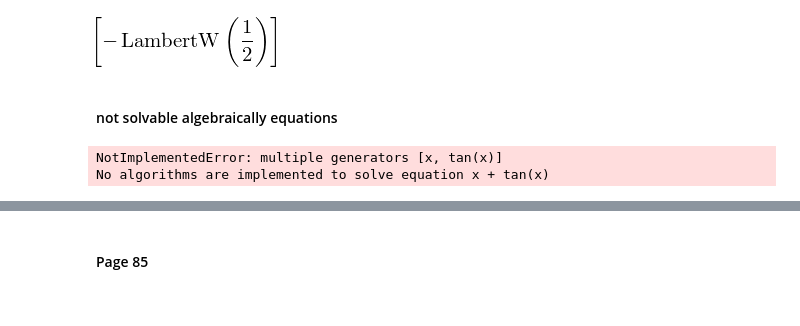
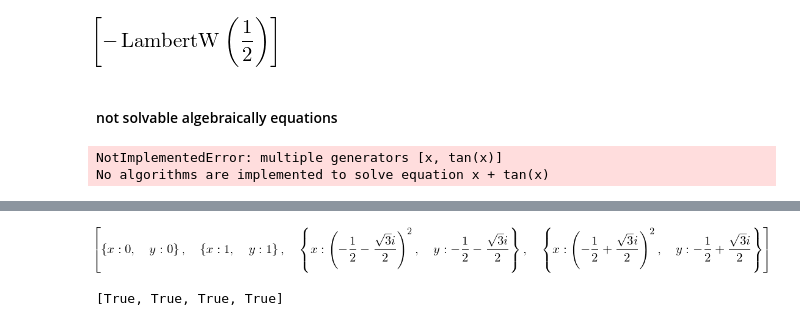
Before and after one commit to Ziaeemehr/workshop_scripting, a Jupyter notebook: codes/02_sympy/00_jupyter.ipynb, the cells around one changed output, grey strips where cells are left out. Cells and saved outputs as stored; diff of their text form; code cells hidden in the pictures.

```diff
--- a/codes/02_sympy/00_jupyter.ipynb
+++ b/codes/02_sympy/00_jupyter.ipynb
@@ -422,2 +438,11 @@ sympy.solve([eq1, eq2], [x, y],dict=True)
-# %% [markdown]
-#### Page 85
+# %%
+eq1 = x**2 - y
+eq2 = y**2 - x
+sols = sympy.solve([eq1, eq2], [x, y], dict=True)
+sols
+# %% [output]
+[figure, added]
+# %%
+[eq1.subs(sol).simplify()==0 and eq2.subs(sol).simplify()==0 for sol in sols]
+# %% [output]
+[True, True, True, True]
```
Also changed, not shown: parts of 21 cells of this notebook, 2 other files.
